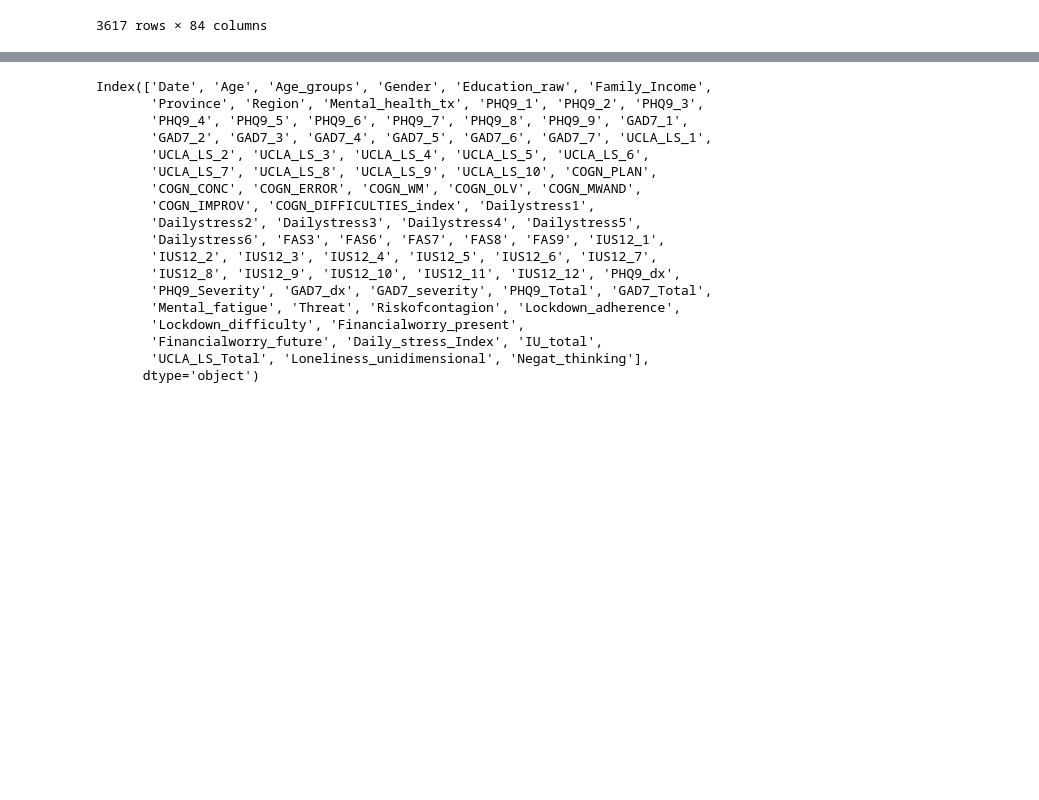
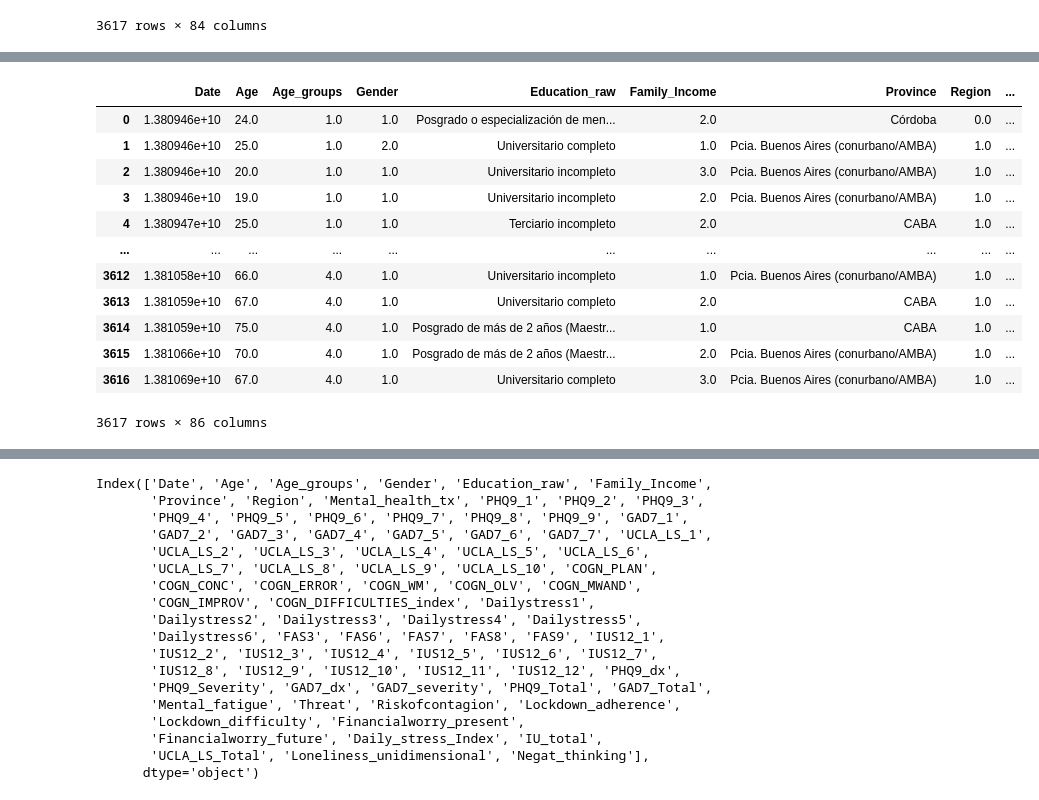
Before and after one commit to danielmlow/covid19_argentina, a Jupyter notebook: regression.ipynb, the cells around one changed output, grey strips where cells are left out. Saved outputs shown, nothing was run; the diff lists cells and outputs as text; code cells hidden in the pictures; blank space fills up the shorter version.

Commit message:
added df with text questions

```diff
--- a/regression.ipynb
+++ b/regression.ipynb
@@ -7,6 +7,8 @@ from sklearn.preprocessing import StandardScaler
 from sklearn.pipeline import Pipeline
 from sklearn.model_selection import GridSearchCV
 from sklearn.model_selection import train_test_split
+# %%
+pd.set_option('display.max_columns', None)
 # %%
 # config: depends whether you're on Google Colab or local
 
@@ -70,0 +85,20 @@ df
+# %%
+# The SPSS version has the open-reponse questions
+import pyreadstat
+
+df_spss, meta = pyreadstat.read_sav(input_dir+'Emotional symptoms COVID19_Arg_May20.sav')
+df_spss
+# %% [output]
+|  | Date | Age | Age_groups | Gender | Education_raw | Family_Income | Province | Region | ... |
+| 0 | 1.380946e+10 | 24.0 | 1.0 | 1.0 | Posgrado o especialización de men... | 2.0 | Córdoba | 0.0 | ... |
+| 1 | 1.380946e+10 | 25.0 | 1.0 | 2.0 | Universitario completo | 1.0 | Pcia. Buenos Aires (conurbano/AMBA) | 1.0 | ... |
+| 2 | 1.380946e+10 | 20.0 | 1.0 | 1.0 | Universitario incompleto | 3.0 | Pcia. Buenos Aires (conurbano/AMBA) | 1.0 | ... |
+| 3 | 1.380946e+10 | 19.0 | 1.0 | 1.0 | Universitario incompleto | 2.0 | Pcia. Buenos Aires (conurbano/AMBA) | 1.0 | ... |
+| 4 | 1.380947e+10 | 25.0 | 1.0 | 1.0 | Terciario incompleto | 2.0 | CABA | 1.0 | ... |
+| ... | ... | ... | ... | ... | ... | ... | ... | ... | ... |
+| 3612 | 1.381058e+10 | 66.0 | 4.0 | 1.0 | Universitario incompleto | 1.0 | Pcia. Buenos Aires (conurbano/AMBA) | 1.0 | ... |
+| 3613 | 1.381059e+10 | 67.0 | 4.0 | 1.0 | Universitario completo | 2.0 | CABA | 1.0 | ... |
+| 3614 | 1.381059e+10 | 75.0 | 4.0 | 1.0 | Posgrado de más de 2 años (Maestr... | 1.0 | CABA | 1.0 | ... |
+| 3615 | 1.381066e+10 | 70.0 | 4.0 | 1.0 | Posgrado de más de 2 años (Maestr... | 2.0 | Pcia. Buenos Aires (conurbano/AMBA) | 1.0 | ... |
+| 3616 | 1.381069e+10 | 67.0 | 4.0 | 1.0 | Universitario completo | 3.0 | Pcia. Buenos Aires (conurbano/AMBA) | 1.0 | ... |
+3617 rows × 86 columns
```
Also changed, not shown: parts of 3 cells of this notebook, 6 other files.
